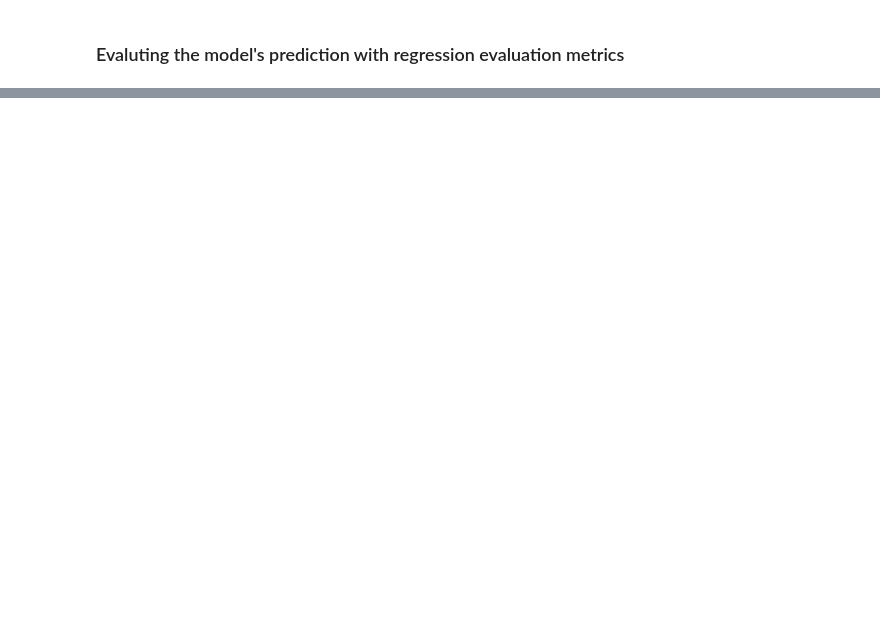
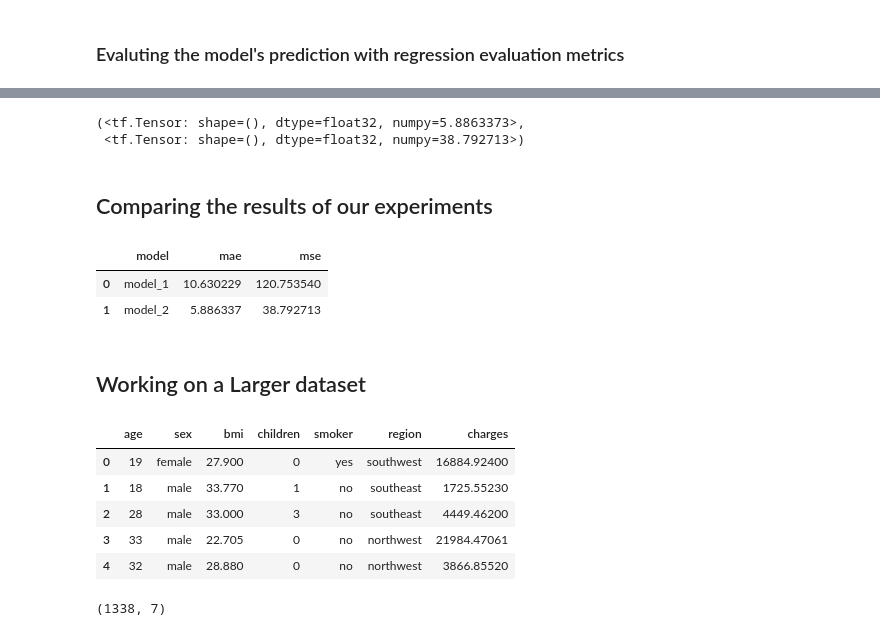
Before and after one commit to Jammal7/Introduction_to_Data_Science, a Jupyter notebook: Deep Learning/Tensorflow/01_neural_network_regression.ipynb, the cells around one changed output, grey strips where cells are left out. Drawn from its saved outputs; the diff is of its cells as text; code cells hidden in the pictures; blank space fills up the shorter version.

```diff
--- a/Deep Learning/Tensorflow/01_neural_network_regression.ipynb
+++ b/Deep Learning/Tensorflow/01_neural_network_regression.ipynb
@@ -430,0 +488,36 @@ def mse(y_true, y_pred):
+# %%
+# Calculate model_1 evaluation metrics
+mae_2 = mae(y_test, y_preds_2)
+mse_2 = mse(y_test, y_preds_2)
+mae_2, mse_2
+# %% [output]
+(<tf.Tensor: shape=(), dtype=float32, numpy=5.8863373>,
+ <tf.Tensor: shape=(), dtype=float32, numpy=38.792713>)
+# %% [markdown]
+## Comparing the results of our experiments
+# %%
+model_results = [["model_1", mae_1.numpy(), mse_1.numpy()],
+                 ["model_2", mae_2.numpy(), mse_2.numpy()]]
+
+all_results = pd.DataFrame(model_results, columns=["model", "mae", "mse"])
+all_results
+# %% [output]
+|  | model | mae | mse |
+| 0 | model_1 | 10.630229 | 120.753540 |
+| 1 | model_2 | 5.886337 | 38.792713 |
+# %% [markdown]
+## Working on a Larger dataset
+# %%
+insurance = pd.read_csv("https://raw.githubusercontent.com/stedy/Machine-Learning-with-R-datasets/master/insurance.csv")
+insurance.head()
+# %% [output]
+|  | age | sex | bmi | children | smoker | region | charges |
+| 0 | 19 | female | 27.900 | 0 | yes | southwest | 16884.92400 |
+| 1 | 18 | male | 33.770 | 1 | no | southeast | 1725.55230 |
+| 2 | 28 | male | 33.000 | 3 | no | southeast | 4449.46200 |
+| 3 | 33 | male | 22.705 | 0 | no | northwest | 21984.47061 |
+| 4 | 32 | male | 28.880 | 0 | no | northwest | 3866.85520 |
+# %%
+insurance.shape
+# %% [output]
+(1338, 7)
```
Also changed, not shown: parts of 34 cells of this notebook, 2 other files.
